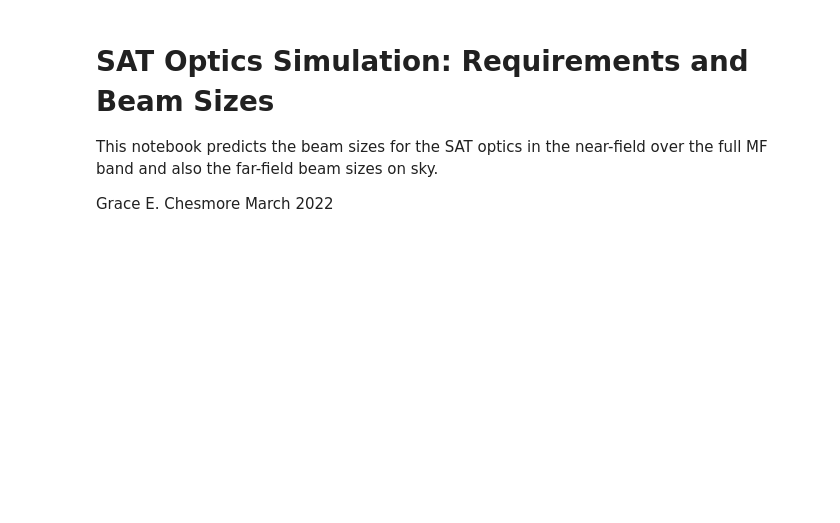
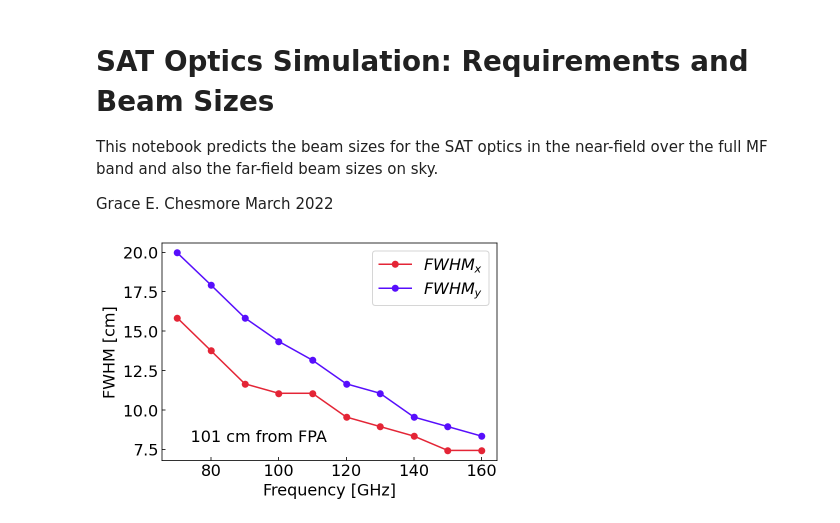
Before and after one commit to McMahonCosmologyGroup/sosat_optics, a Jupyter notebook: notebooks/sat_reqs.ipynb, the cells around one changed output. Saved outputs shown, nothing was run; the diff lists cells and outputs as text; code cells hidden in the pictures; blank space fills up the shorter version.

```diff
--- a/notebooks/sat_reqs.ipynb
+++ b/notebooks/sat_reqs.ipynb
@@ -55,8 +55,10 @@ for ii,fre in enumerate(freq_arr):
 # %%
 plt.plot(freq_arr,fwhm_mf[:,0],'o-',color=red,label=r'$FWHM_{x}$')
 plt.plot(freq_arr,fwhm_mf[:,1],'o-',color=blue,label=r'$FWHM_{y}$')
-plt.annotate('%d cm from FPA' %(tele_geo.y_source/1e1), (85,8), color='k')
+plt.annotate('%d cm from FPA' %(tele_geo.y_source/1e1), (74,8), color='k')
 plt.xlabel('Frequency [GHz]')
 plt.ylabel('FWHM [cm]')
 plt.legend()
 plt.show()
+# %% [output]
+[figure, added]
```
